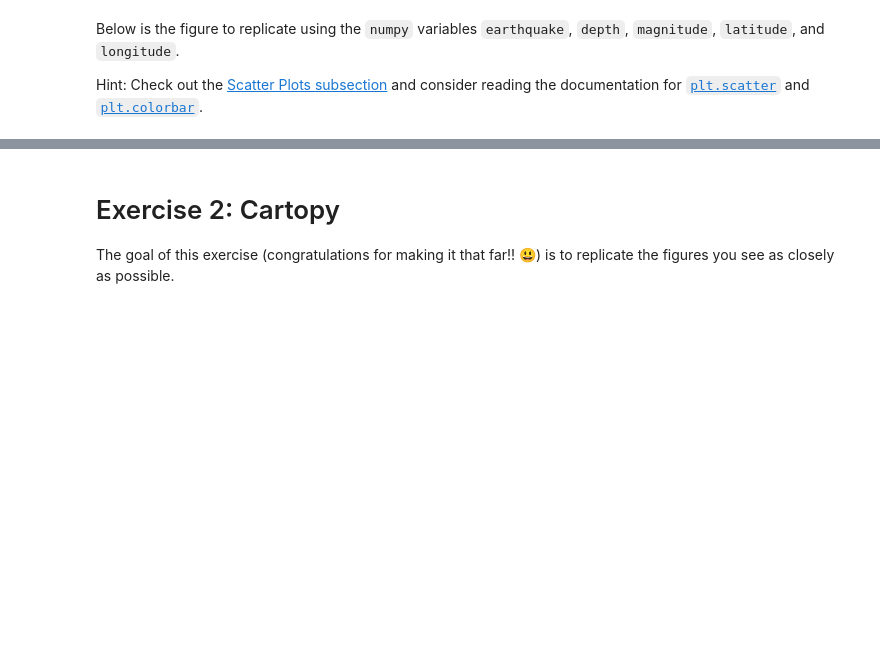
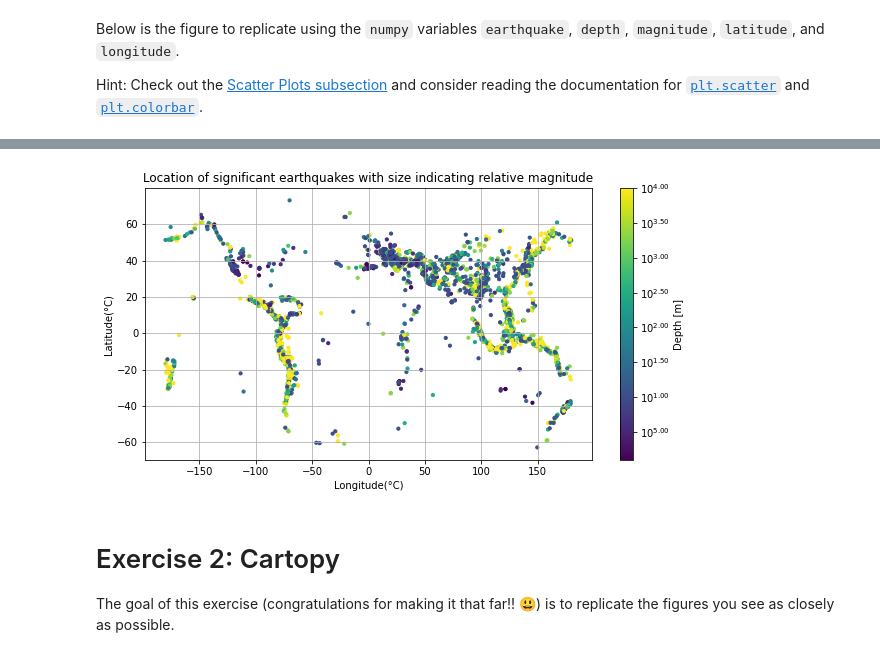
Before and after one commit to fredlardet/2022_Intro_Python, a Jupyter notebook: Exercises/W2_S2.ipynb, the cells around one changed output, grey strips where cells are left out. Drawn from its saved outputs; the diff is of its cells as text; code cells hidden in the pictures; blank space fills up the shorter version.

```diff
--- a/Exercises/W2_S2.ipynb
+++ b/Exercises/W2_S2.ipynb
@@ -134,3 +120,15 @@ plt.show()
+# %%
+# Replicate the figure here
+fig,ax1 = plt.subplots(1, 1, figsize=(10,5))
+ctemp=ax1.scatter(longitude,latitude,s=10,c=np.array(depth),marker='o',cmap='viridis',vmin=1,vmax=40)
+ax1.set_xlabel('Longitude(°C)')
+ax1.set_ylabel('Latitude(°C)')
+plt.grid()
+plt.colorbar(ctemp,ax=ax1,label='Depth [m]',format=ticker.FuncFormatter(fmt))
+ax1.set_title('Location of significant earthquakes with size indicating relative magnitude')
+plt.show()
+# %% [output]
+[figure, added]
 # %% [markdown]
 # Exercise 2: Cartopy
 
```
Also changed, not shown: parts of 5 cells of this notebook.
